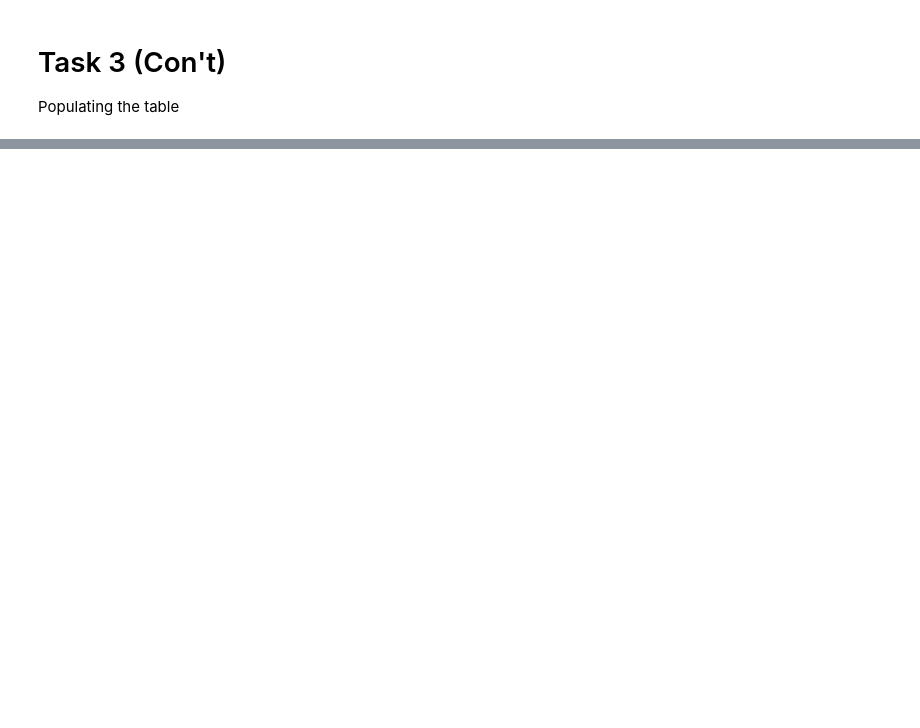
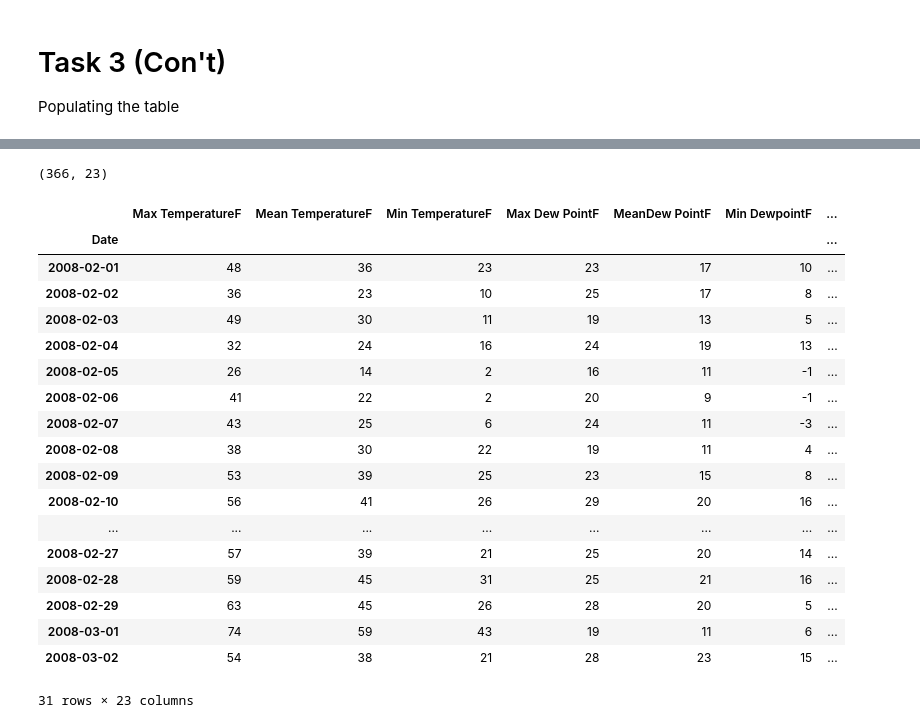
Before and after one commit to kbl4ew/Python_For_Data_Science, a Jupyter notebook: Kevin/Homework6/Homework6.ipynb, the cells around one changed output, grey strips where cells are left out. Drawn from its saved outputs; the diff is of its cells as text; code cells hidden in the pictures; blank space fills up the shorter version.

Commit message:
Good code to parse all weather data

```diff
--- a/Kevin/Homework6/Homework6.ipynb
+++ b/Kevin/Homework6/Homework6.ipynb
@@ -250,7 +250,7 @@ for s in airport_df['ICAO']:
                     continue
 
                 # Open wunderground.com url
-                url = "https://www.wunderground.com/history/airport/" + "KSFO" + "/" + str(y) + "/" + str(m) + "/" + str(d) +  "/MonthlyHistory.html?format=1"
+                url = "https://www.wunderground.com/history/airport/" + s + "/" + str(y) + "/" + str(m) + "/" + str(d) +  "/MonthlyHistory.html?format=1"
                 #url = "http://www.wunderground.com/history/airport/KBUF/"+str(y)+ "/" + str(m) + "/" + str(d) + "/DailyHistory.html"
                 page = urllib.request.urlopen(url)
 
@@ -403 +418,3 @@ Populating the table
+# %%
+DF = pd.DataFrame()
 # %%
@@ -482,0 +637,26 @@ KATL
+# %%
+DF.shape #(18300, 24)
+# %% [output]
+(366, 23)
+# %%
+DF.iloc[31:62, :]
+# %% [output]
+|  | Max TemperatureF | Mean TemperatureF | Min TemperatureF | Max Dew PointF | MeanDew PointF | Min DewpointF | ... |
+| Date |  |  |  |  |  |  | ... |
+| 2008-02-01 | 48 | 36 | 23 | 23 | 17 | 10 | ... |
+| 2008-02-02 | 36 | 23 | 10 | 25 | 17 | 8 | ... |
+| 2008-02-03 | 49 | 30 | 11 | 19 | 13 | 5 | ... |
+| 2008-02-04 | 32 | 24 | 16 | 24 | 19 | 13 | ... |
+| 2008-02-05 | 26 | 14 | 2 | 16 | 11 | -1 | ... |
+| 2008-02-06 | 41 | 22 | 2 | 20 | 9 | -1 | ... |
+| 2008-02-07 | 43 | 25 | 6 | 24 | 11 | -3 | ... |
+| 2008-02-08 | 38 | 30 | 22 | 19 | 11 | 4 | ... |
+| 2008-02-09 | 53 | 39 | 25 | 23 | 15 | 8 | ... |
+| 2008-02-10 | 56 | 41 | 26 | 29 | 20 | 16 | ... |
+| ... | ... | ... | ... | ... | ... | ... | ... |
+| 2008-02-27 | 57 | 39 | 21 | 25 | 20 | 14 | ... |
+| 2008-02-28 | 59 | 45 | 31 | 25 | 21 | 16 | ... |
+| 2008-02-29 | 63 | 45 | 26 | 28 | 20 | 5 | ... |
+| 2008-03-01 | 74 | 59 | 43 | 19 | 11 | 6 | ... |
+| 2008-03-02 | 54 | 38 | 21 | 28 | 23 | 15 | ... |
+31 rows × 23 columns
```
Also changed, not shown: parts of 38 cells of this notebook, 2 other files.
